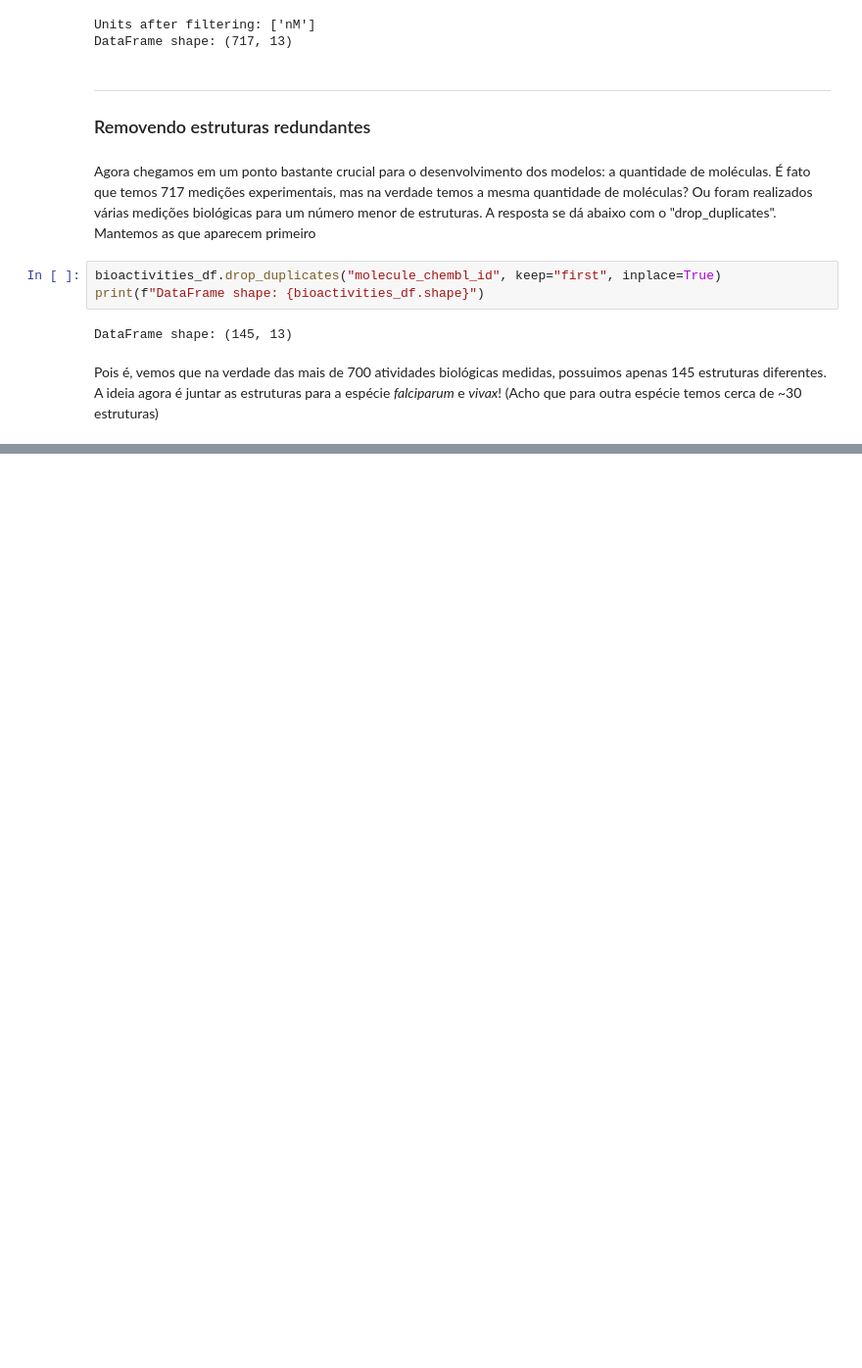
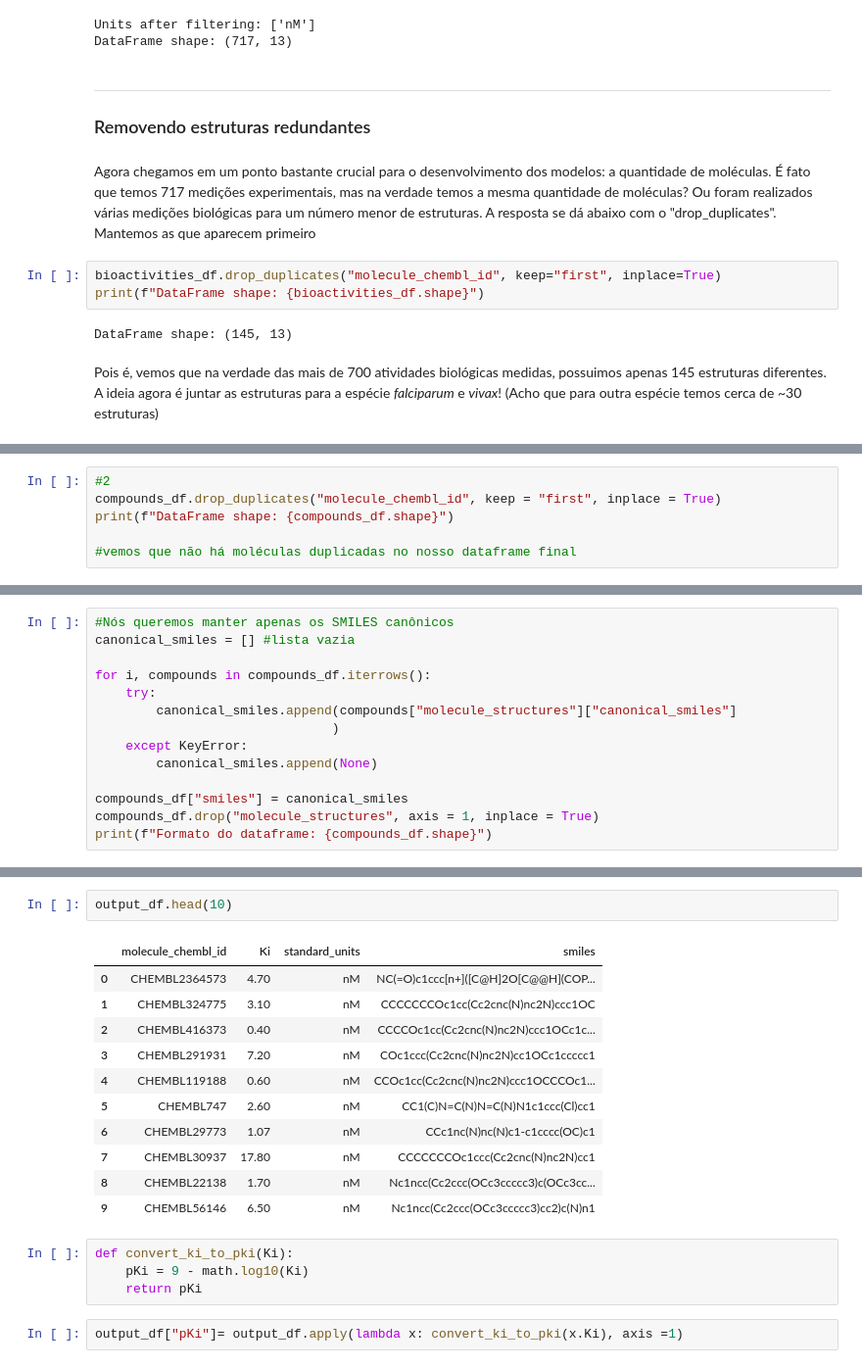
Before and after one commit to luxirio/masters, a Jupyter notebook: Ligantes_Mestrado.ipynb, the cells around one changed output, grey strips where cells are left out. Shown: that part at 98% size. Drawn from its saved outputs; the diff is of its cells as text; blank space fills up the shorter version.

```diff
--- a/Ligantes_Mestrado.ipynb
+++ b/Ligantes_Mestrado.ipynb
@@ -183,0 +268,6 @@ bioactivities_df.head()
+# %%
+#2
+compounds_df.drop_duplicates("molecule_chembl_id", keep = "first", inplace = True)
+print(f"DataFrame shape: {compounds_df.shape}")
+
+#vemos que não há moléculas duplicadas no nosso dataframe final
@@ -183,0 +283,14 @@ bioactivities_df.head()
+# %%
+#Nós queremos manter apenas os SMILES canônicos
+canonical_smiles = [] #lista vazia
+
+for i, compounds in compounds_df.iterrows():
+    try:
+        canonical_smiles.append(compounds["molecule_structures"]["canonical_smiles"]
+                               )
+    except KeyError:
+        canonical_smiles.append(None)
+
+compounds_df["smiles"] = canonical_smiles
+compounds_df.drop("molecule_structures", axis = 1, inplace = True)
+print(f"Formato do dataframe: {compounds_df.shape}")
@@ -183,0 +332,20 @@ bioactivities_df.head()
+# %%
+output_df.head(10)
+# %% [output]
+|  | molecule_chembl_id | Ki | standard_units | smiles |
+| 0 | CHEMBL2364573 | 4.70 | nM | NC(=O)c1ccc[n+]([C@H]2O[C@@H](COP... |
+| 1 | CHEMBL324775 | 3.10 | nM | CCCCCCCOc1cc(Cc2cnc(N)nc2N)ccc1OC |
+| 2 | CHEMBL416373 | 0.40 | nM | CCCCOc1cc(Cc2cnc(N)nc2N)ccc1OCc1c... |
+| 3 | CHEMBL291931 | 7.20 | nM | COc1ccc(Cc2cnc(N)nc2N)cc1OCc1ccccc1 |
+| 4 | CHEMBL119188 | 0.60 | nM | CCOc1cc(Cc2cnc(N)nc2N)ccc1OCCCOc1... |
+| 5 | CHEMBL747 | 2.60 | nM | CC1(C)N=C(N)N=C(N)N1c1ccc(Cl)cc1 |
+| 6 | CHEMBL29773 | 1.07 | nM | CCc1nc(N)nc(N)c1-c1cccc(OC)c1 |
+| 7 | CHEMBL30937 | 17.80 | nM | CCCCCCCOc1ccc(Cc2cnc(N)nc2N)cc1 |
+| 8 | CHEMBL22138 | 1.70 | nM | Nc1ncc(Cc2ccc(OCc3ccccc3)c(OCc3cc... |
+| 9 | CHEMBL56146 | 6.50 | nM | Nc1ncc(Cc2ccc(OCc3ccccc3)cc2)c(N)n1 |
+# %%
+def convert_ki_to_pki(Ki):
+    pKi = 9 - math.log10(Ki)
+    return pKi
+# %%
+output_df["pKi"]= output_df.apply(lambda x: convert_ki_to_pki(x.Ki), axis =1)
```
Also changed, not shown: parts of 32 cells of this notebook.
